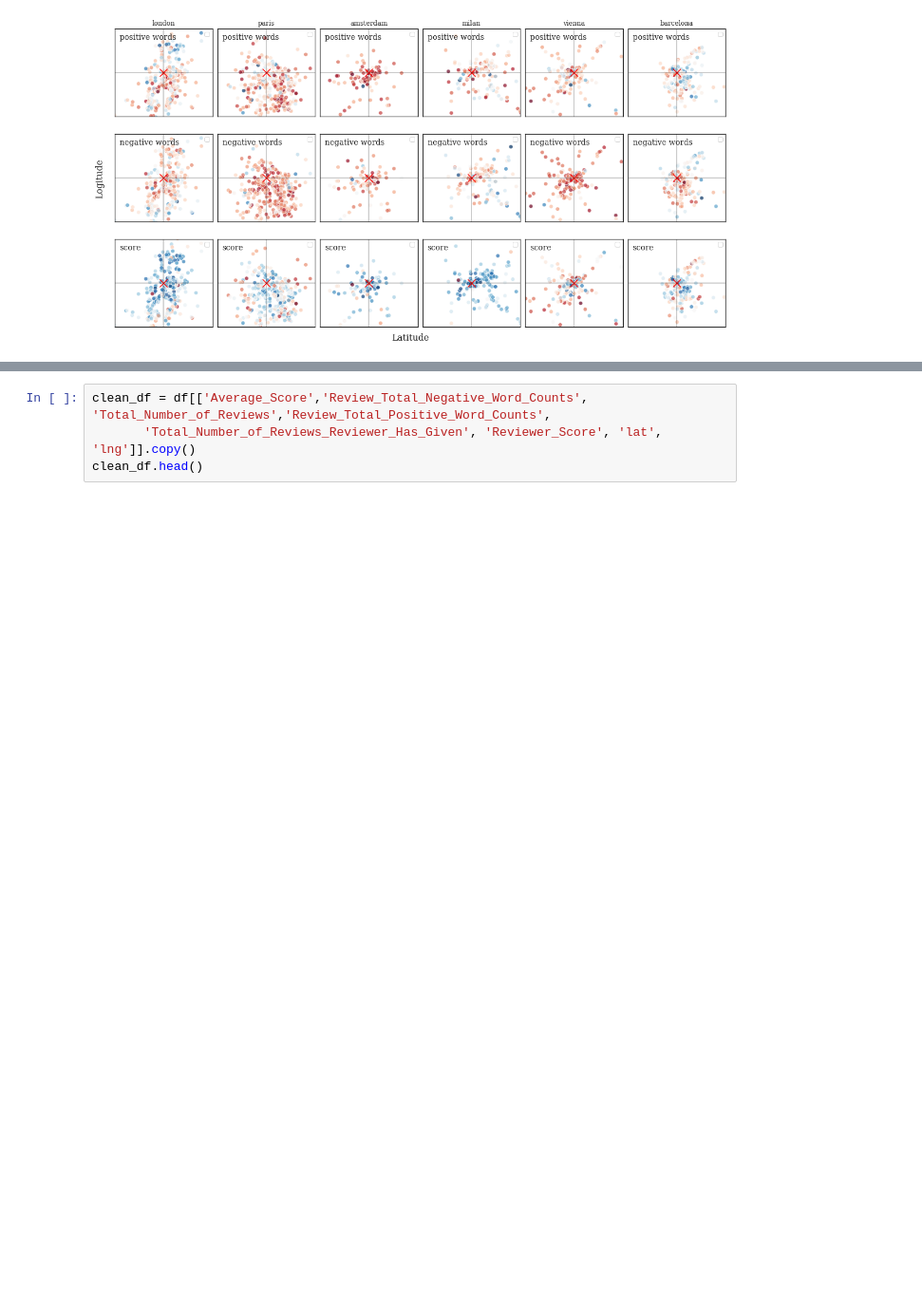
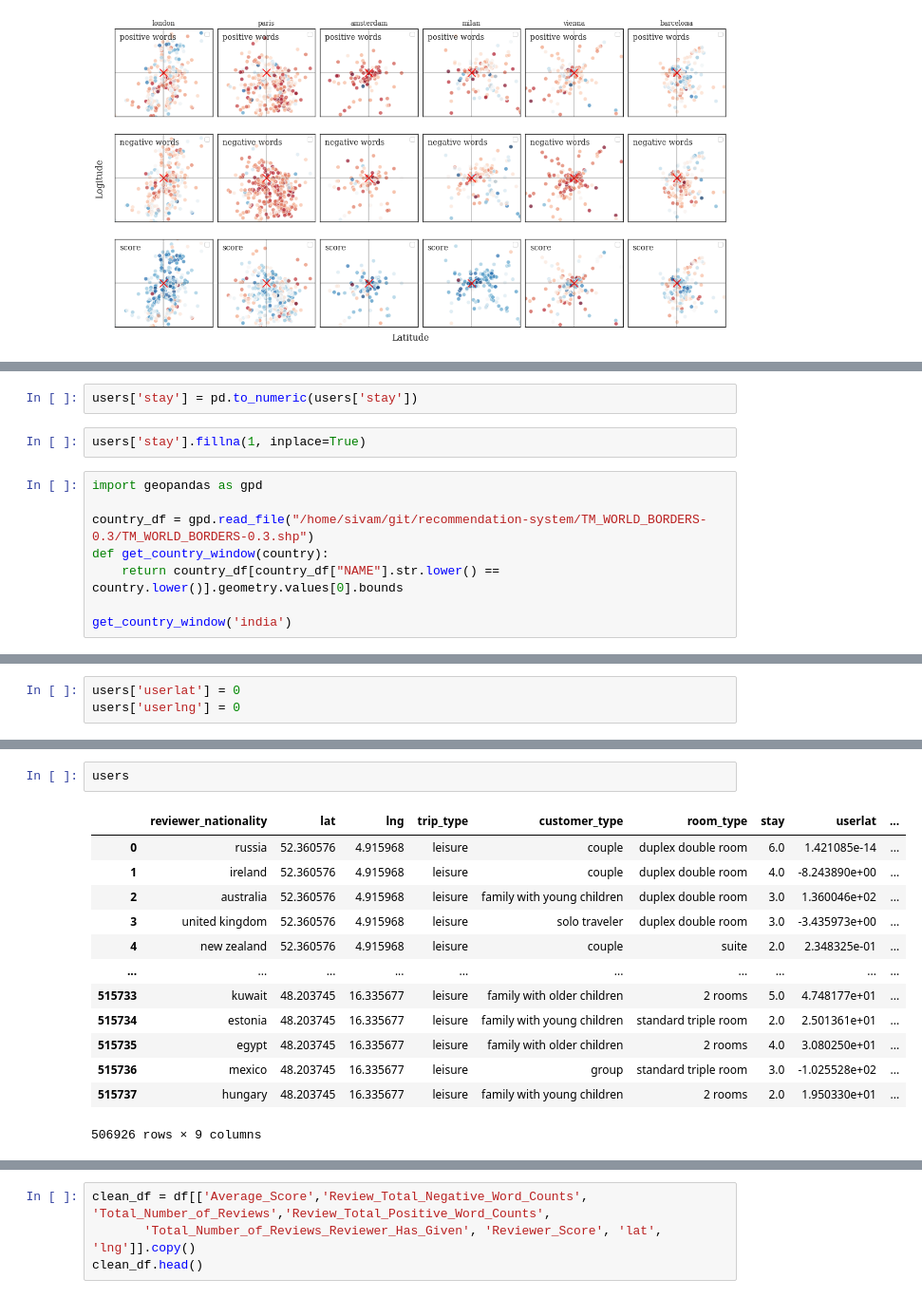
Before and after one commit to SivamPillai/citrus-ai, a Jupyter notebook: Recommendation System/Framework.ipynb, the cells around one changed output, grey strips where cells are left out. Shown at 95% size. Drawn from its saved outputs; the diff is of its cells as text; blank space fills up the shorter version.

```diff
--- a/Recommendation System/Framework.ipynb
+++ b/Recommendation System/Framework.ipynb
@@ -216,0 +472,12 @@ f.savefig('hotels_in_cities.png', bbox_inches='tight')
+# %%
+users['stay'] = pd.to_numeric(users['stay'])
+# %%
+users['stay'].fillna(1, inplace=True)
+# %%
+import geopandas as gpd
+
+country_df = gpd.read_file("/home/sivam/git/recommendation-system/TM_WORLD_BORDERS-0.3/TM_WORLD_BORDERS-0.3.shp")
+def get_country_window(country):
+    return country_df[country_df["NAME"].str.lower() == country.lower()].geometry.values[0].bounds
+
+get_country_window('india')
@@ -216,0 +486,3 @@ f.savefig('hotels_in_cities.png', bbox_inches='tight')
+# %%
+users['userlat'] = 0
+users['userlng'] = 0
@@ -216,0 +541,16 @@ f.savefig('hotels_in_cities.png', bbox_inches='tight')
+# %%
+users
+# %% [output]
+|  | reviewer_nationality | lat | lng | trip_type | customer_type | room_type | stay | userlat | ... |
+| 0 | russia | 52.360576 | 4.915968 | leisure | couple | duplex double room | 6.0 | 1.421085e-14 | ... |
+| 1 | ireland | 52.360576 | 4.915968 | leisure | couple | duplex double room | 4.0 | -8.243890e+00 | ... |
+| 2 | australia | 52.360576 | 4.915968 | leisure | family with young children | duplex double room | 3.0 | 1.360046e+02 | ... |
+| 3 | united kingdom | 52.360576 | 4.915968 | leisure | solo traveler | duplex double room | 3.0 | -3.435973e+00 | ... |
+| 4 | new zealand | 52.360576 | 4.915968 | leisure | couple | suite | 2.0 | 2.348325e-01 | ... |
+| ... | ... | ... | ... | ... | ... | ... | ... | ... | ... |
+| 515733 | kuwait | 48.203745 | 16.335677 | leisure | family with older children | 2 rooms | 5.0 | 4.748177e+01 | ... |
+| 515734 | estonia | 48.203745 | 16.335677 | leisure | family with young children | standard triple room | 2.0 | 2.501361e+01 | ... |
+| 515735 | egypt | 48.203745 | 16.335677 | leisure | family with older children | 2 rooms | 4.0 | 3.080250e+01 | ... |
+| 515736 | mexico | 48.203745 | 16.335677 | leisure | group | standard triple room | 3.0 | -1.025528e+02 | ... |
+| 515737 | hungary | 48.203745 | 16.335677 | leisure | family with young children | 2 rooms | 2.0 | 1.950330e+01 | ... |
+506926 rows × 9 columns
```
Also changed, not shown: parts of 76 cells of this notebook, 5 other files.
